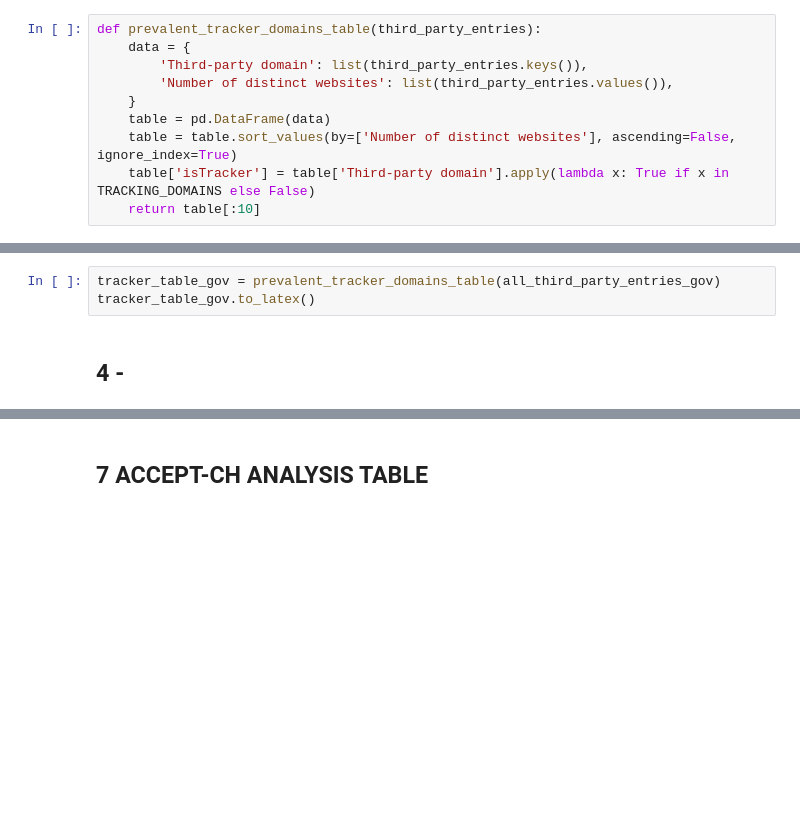
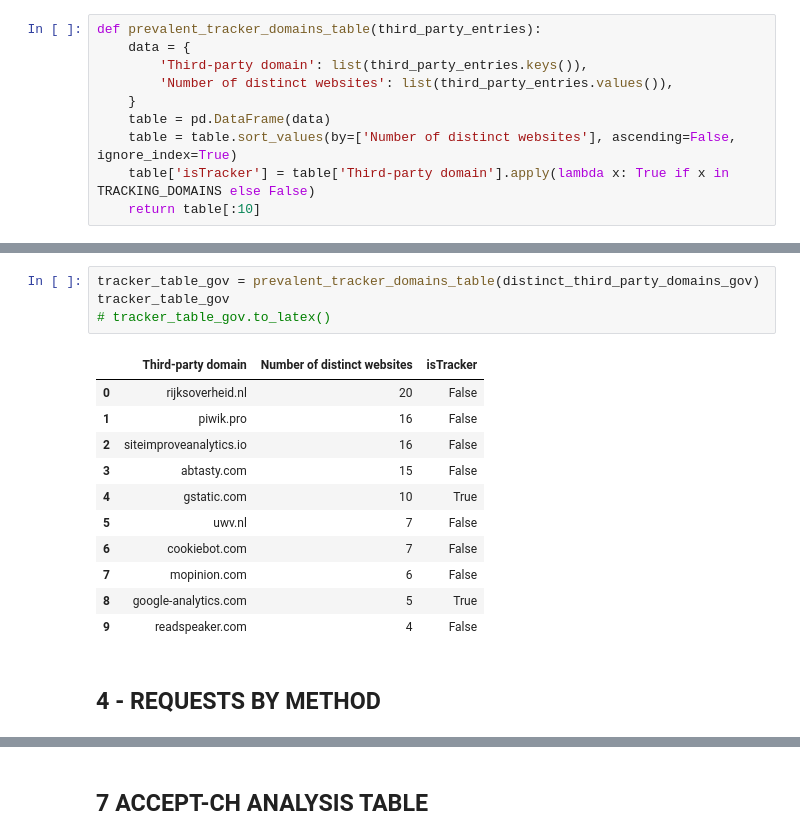
Before and after one commit to jeka-e/WebCrawler, a Jupyter notebook: analysis/analysis.ipynb, the cells around one changed output, grey strips where cells are left out. Saved outputs shown, nothing was run; the diff lists cells and outputs as text; blank space fills up the shorter version.

```diff
--- a/analysis/analysis.ipynb
+++ b/analysis/analysis.ipynb
@@ -241,5 +413,18 @@ tracker_table_news.to_latex()
 # %%
-tracker_table_gov = prevalent_tracker_domains_table(all_third_party_entries_gov)
-tracker_table_gov.to_latex()
+tracker_table_gov = prevalent_tracker_domains_table(distinct_third_party_domains_gov)
+tracker_table_gov
+# tracker_table_gov.to_latex()
+# %% [output]
+|  | Third-party domain | Number of distinct websites | isTracker |
+| 0 | rijksoverheid.nl | 20 | False |
+| 1 | piwik.pro | 16 | False |
+| 2 | siteimproveanalytics.io | 16 | False |
+| 3 | abtasty.com | 15 | False |
+| 4 | gstatic.com | 10 | True |
+| 5 | uwv.nl | 7 | False |
+| 6 | cookiebot.com | 7 | False |
+| 7 | mopinion.com | 6 | False |
+| 8 | google-analytics.com | 5 | True |
+| 9 | readspeaker.com | 4 | False |
 # %% [markdown]
-## 4 -
+## 4 - REQUESTS BY METHOD
```
Also changed, not shown: parts of 26 cells of this notebook, 5 other files.
